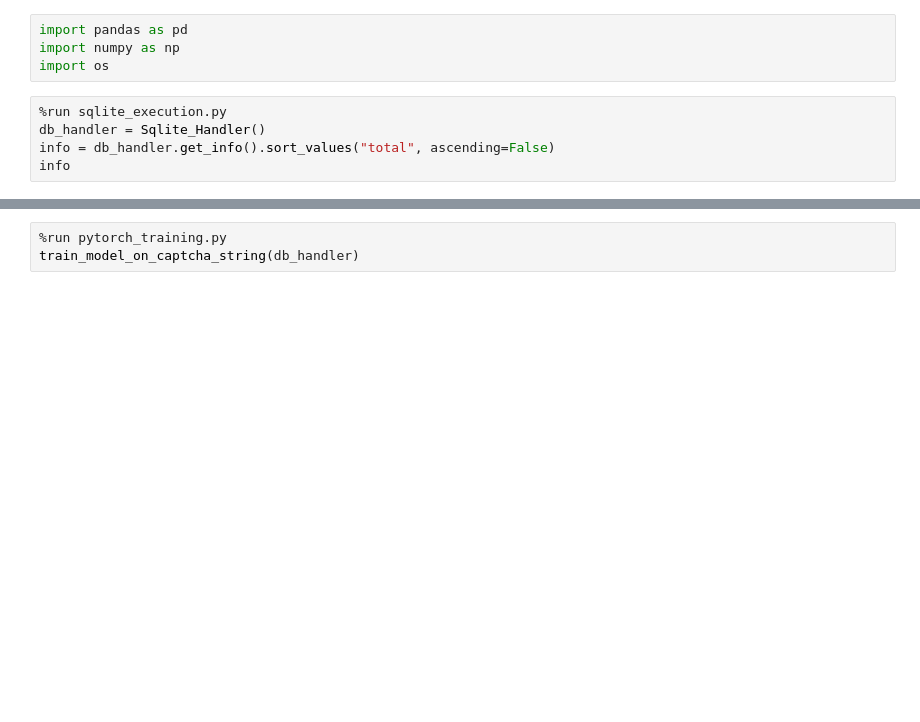
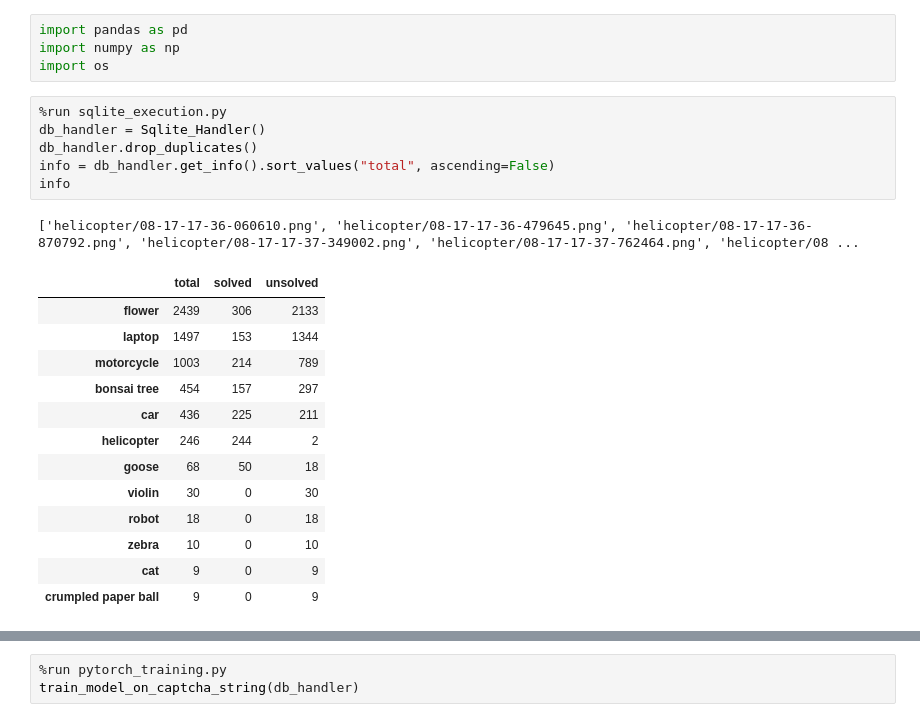
Before and after one commit to xTerradon/hcaptcha-solver, a Jupyter notebook: main.ipynb, the cells around one changed output, grey strips where cells are left out. Cells and saved outputs as stored; diff of their text form; blank space fills up the shorter version.

Commit message:
duplicates functionality

```diff
--- a/main.ipynb
+++ b/main.ipynb
@@ -5,8 +5,24 @@ import os
 # %%
 %run sqlite_execution.py
 db_handler = Sqlite_Handler()
+db_handler.drop_duplicates()
 info = db_handler.get_info().sort_values("total", ascending=False)
 info
+# %% [output]
+['helicopter/08-17-17-36-060610.png', 'helicopter/08-17-17-36-479645.png', 'helicopter/08-17-17-36-870792.png', 'helicopter/08-17-17-37-349002.png', 'helicopter/08-17-17-37-762464.png', 'helicopter/08 ...
+|  | total | solved | unsolved |
+| flower | 2439 | 306 | 2133 |
+| laptop | 1497 | 153 | 1344 |
+| motorcycle | 1003 | 214 | 789 |
+| bonsai tree | 454 | 157 | 297 |
+| car | 436 | 225 | 211 |
+| helicopter | 246 | 244 | 2 |
+| goose | 68 | 50 | 18 |
+| violin | 30 | 0 | 30 |
+| robot | 18 | 0 | 18 |
+| zebra | 10 | 0 | 10 |
+| cat | 9 | 0 | 9 |
+| crumpled paper ball | 9 | 0 | 9 |
 # %%
 %run visualizer.py
 plot_captcha_info(info)
```
Also changed, not shown: parts of 3 cells of this notebook, 2 other files.
